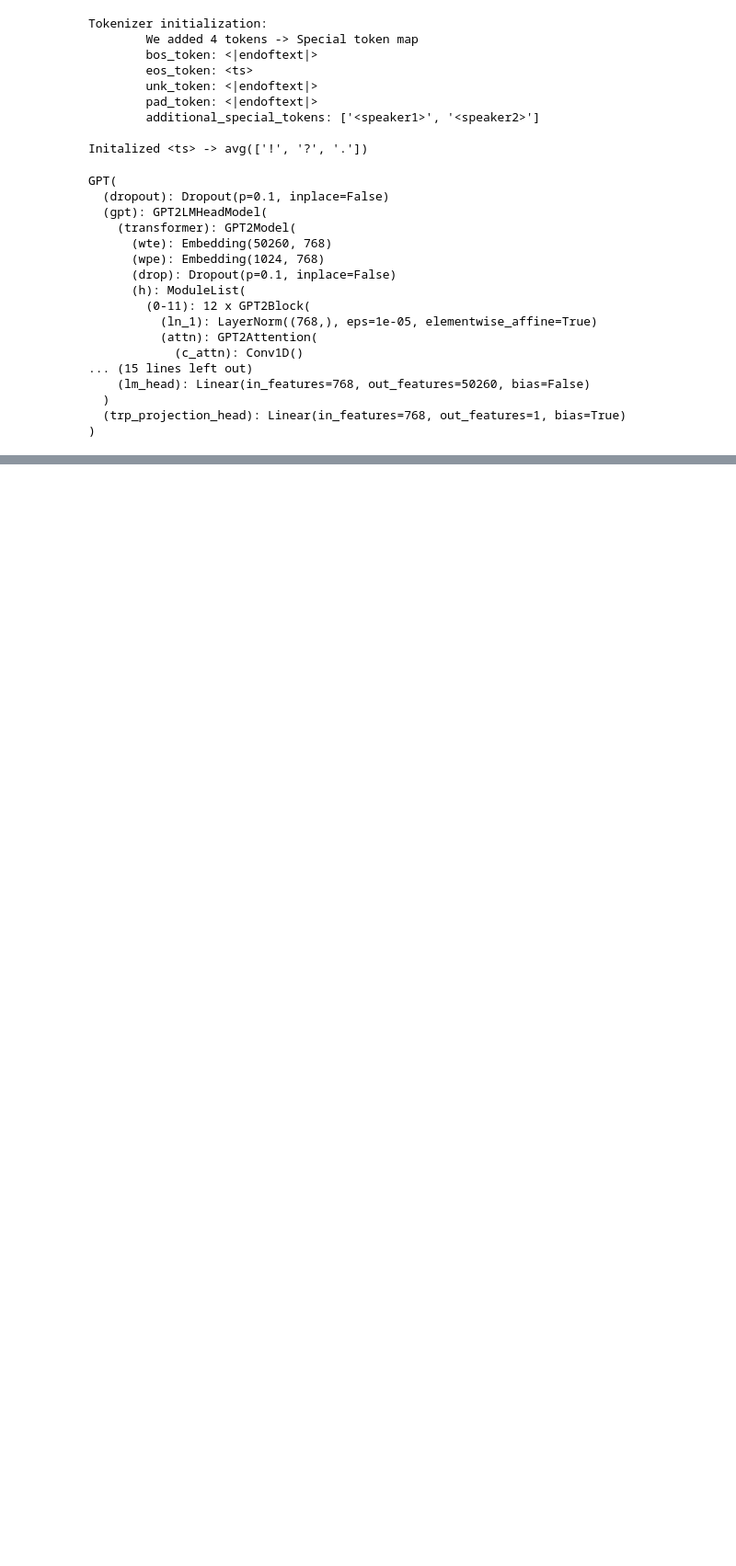
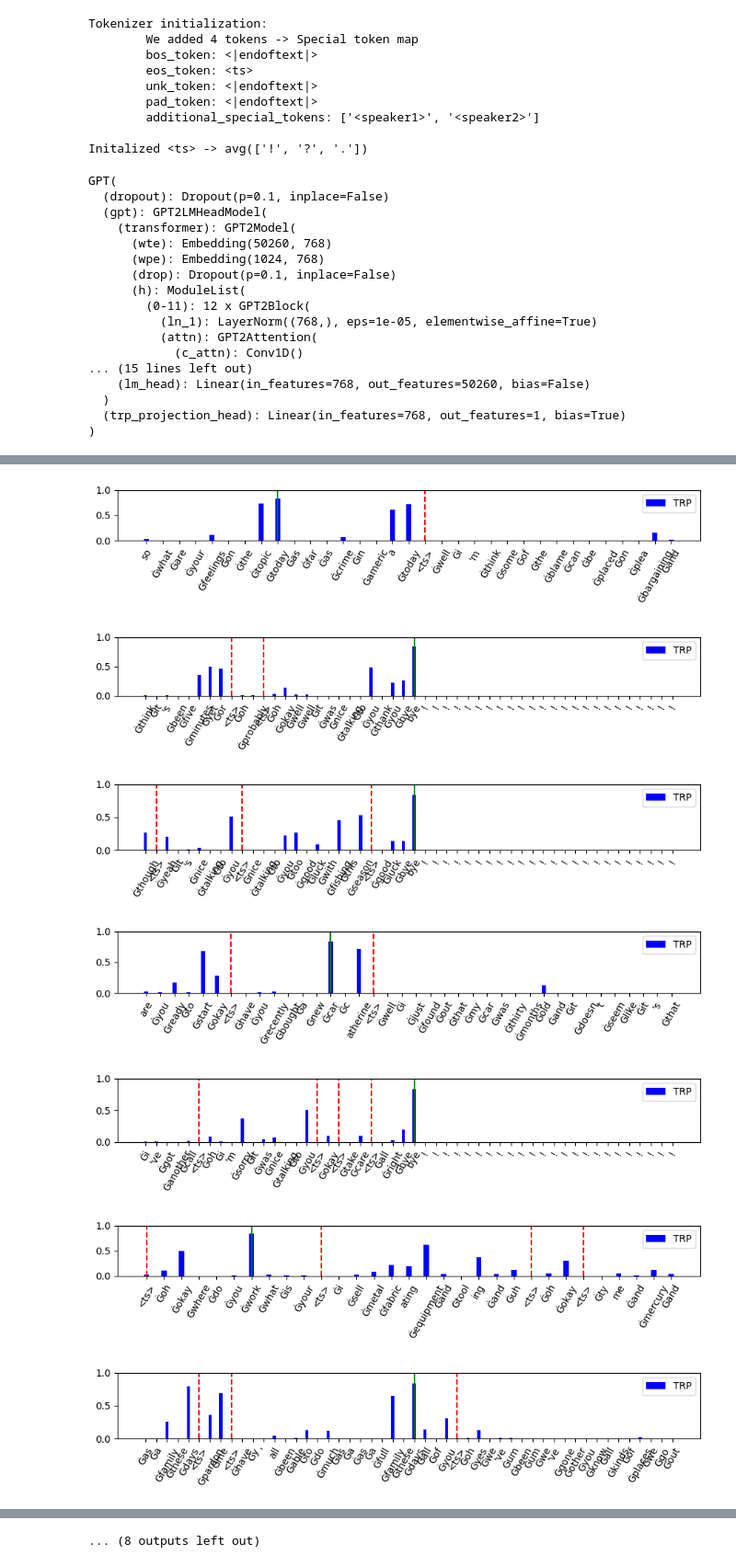
Before and after one commit to Sean-Leishman/Bespoke-Tart, a Jupyter notebook: gptonly/evaluate.ipynb, the cells around one changed output, grey strips where cells are left out. Shown: that part at 92% size. Saved outputs shown, nothing was run; the diff lists cells and outputs as text; code cells hidden in the pictures; blank space fills up the shorter version.

Commit message:
Add charts for evaluation: failed trp prediction

```diff
--- a/gptonly/evaluate.ipynb
+++ b/gptonly/evaluate.ipynb
@@ -10,2 +16,31 @@ from data import GenerationDM
+# %%
+def plot_trp(
+        trp,
+        text=None,
+        eos_token="[SEP]",
+        figsize=(9,3),
+        plot=False,
+        max_idx_plot=-1
+    ):
+    fig, ax = plt.subplots(1,1, figsize=figsize)
+
+    x = torch.arange(len(trp))
+    ax.bar(x, trp, width=.3, color='b', label='TRP')
+    ax.set_xticks(x)
+
+    ax.set_xticklabels(text, rotation=60)
+    for idx, text in enumerate(text):
+        if text == eos_token:
+            ax.vlines(idx, ymin=0, ymax=1, linestyle="dashed", color="r")
+        if idx == max_idx_plot:
+            ax.vlines(idx, ymin=0, ymax=1, linestyle="solid", color="g")
+
+    ax.set_ylim([0,1])
+    ax.legend()
+    fig.tight_layout()
+
+    if plot:
+        plt.pause(0.01)
+    return fig, ax
 # %%
 device = "cuda:0"
@@ -164,12 +231,23 @@ ValueError: too many values to unpack (expected 3)
 # %%
 figs = []
 for b in range(len(batches)):
-    idx = batches[b][3]
-    text = model.tokenizer.convert_ids_to_tokens(batches[b][1][idx-25:idx+25])
-    # print(batches[b][0], (batches[b][0].cpu()).shape, text)
+    idx = batches[b][3].item()
+    lower, upper = max(idx-25,0), min(idx+25, len(batches[b][0]))
+    batches[b][1][batches[b][1] == -100] = 0
+    text = model.tokenizer.convert_ids_to_tokens(batches[b][1][lower:upper])
     fig, _ = plot_trp(
-        trp=batches[b][0][idx-25:idx+25].cpu(),
+        trp=batches[b][0][lower:upper].cpu(),
         text=text,
-        eos_token='<ts>'
+        eos_token='<ts>',
+        max_idx_plot = idx - lower,
+        figsize=(9,2)
     )
     figs.append(fig)
+# %% [output]
+[figure, added]
+[figure, added]
+[figure, added]
+[figure, added]
+[figure, added]
+[figure, added]
+[figure, added]
@@ -176 +259,2 @@ for b in range(len(batches)):
+... (8 outputs left out)
 # %%
```
Also changed, not shown: parts of 20 cells of this notebook, 2 other files.
